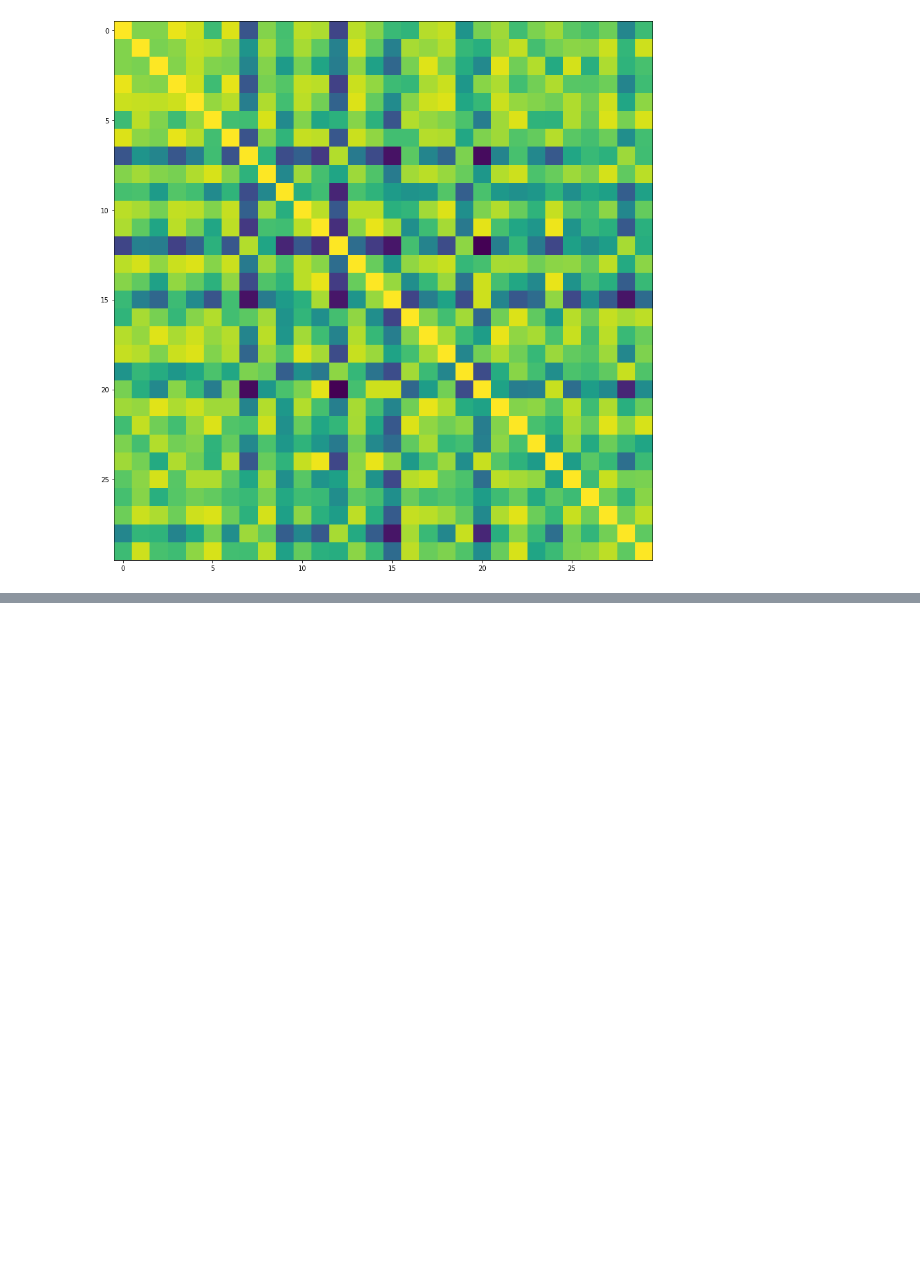
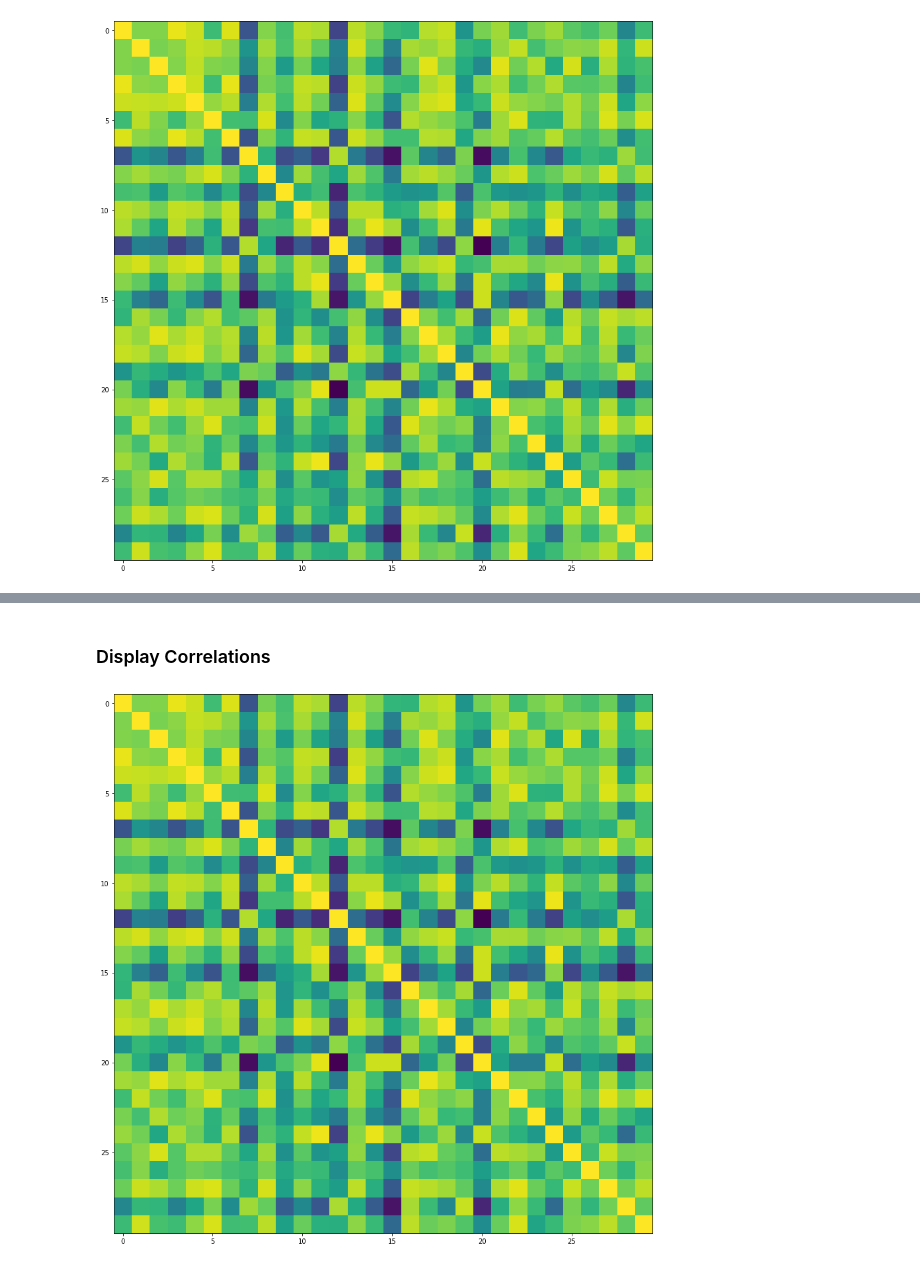
Before and after one commit to itberrios/algotrading, a Jupyter notebook: descriptive_analytics/data_explorer.ipynb, the cells around one changed output, grey strips where cells are left out. Drawn from its saved outputs; the diff is of its cells as text; code cells hidden in the pictures; blank space fills up the shorter version.

Commit message:
added new correlation matrix

```diff
--- a/descriptive_analytics/data_explorer.ipynb
+++ b/descriptive_analytics/data_explorer.ipynb
@@ -143,0 +148,2 @@ plt.imshow(close_df.corr().to_numpy())
+# %%
+close_df.index = pd.to_datetime(close_df.index)
@@ -143,0 +165,4 @@ plt.imshow(close_df.corr().to_numpy())
+# %%
+dayofweek = close_df.index.dayofweek
+hour = close_df.index.hour
+minute = close_df.index.minute
@@ -143,0 +177,4 @@ plt.imshow(close_df.corr().to_numpy())
+# %%
+# filter to get regular trading times
+close_df_reg = close_df.iloc[~((hour == 9) & (minute < 30))
+                              & ((hour >= 9) & (hour <= 16))]
@@ -143,0 +261,9 @@ plt.imshow(close_df.corr().to_numpy())
+# %% [markdown]
+### Display Correlations
+# %%
+corr_mat = close_df_reg.dropna().corr().to_numpy()
+
+fig = plt.figure(figsize=(15, 15))
+plt.imshow(corr_mat);
+# %% [output]
+[figure, added]
```
Also changed, not shown: parts of 16 cells of this notebook.
